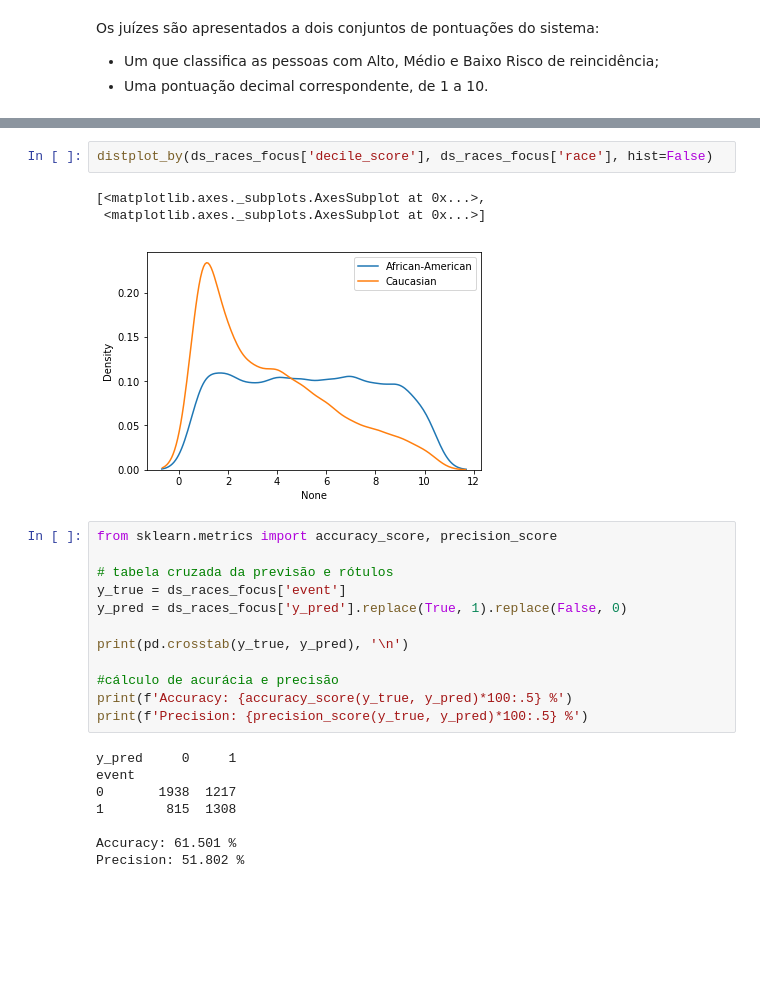
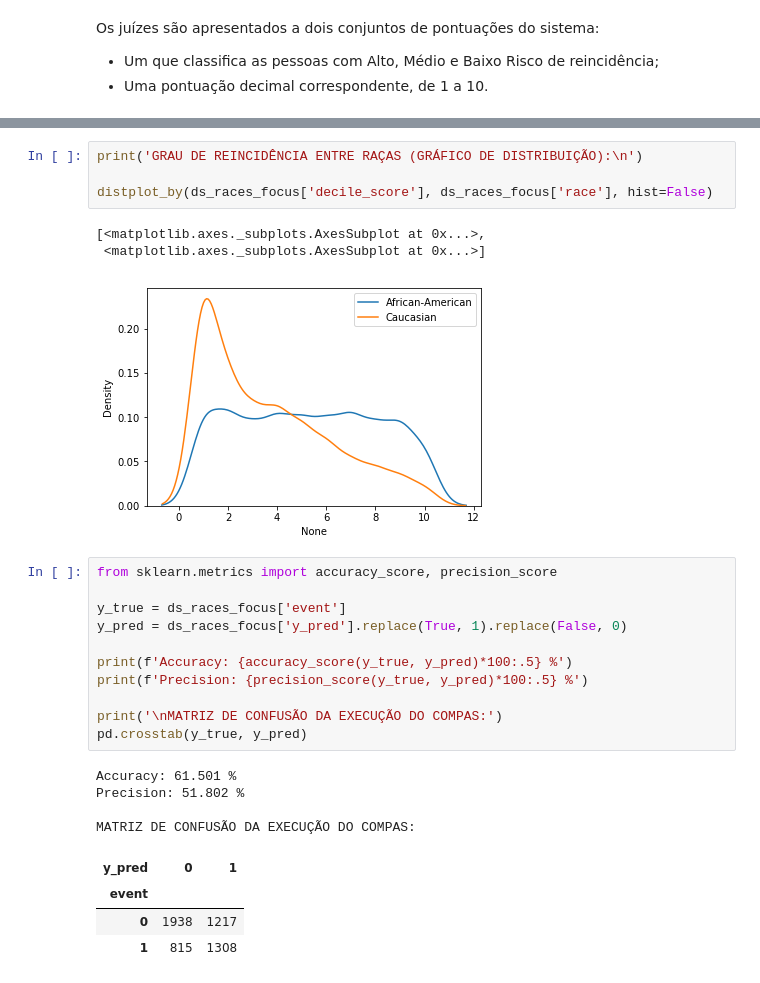
Before and after one commit to rodolfobolconte/fairness-testing, a Jupyter notebook: responsibly-package/1-introducao.ipynb, the cells around one changed output, grey strips where cells are left out. Saved outputs shown, nothing was run; the diff lists cells and outputs as text; blank space fills up the shorter version.

Commit message:
finalizando primeira parte da análise exploratória dos dados do compas

```diff
--- a/responsibly-package/1-introducao.ipynb
+++ b/responsibly-package/1-introducao.ipynb
@@ -162,5 +198,7 @@ graph1.map(plt.hist, 'decile_score', rwidth=0.9)
 [figure]
 # %%
+print('GRAU DE REINCIDÊNCIA ENTRE RAÇAS (GRÁFICO DE DISTRIBUIÇÃO):\n')
+
 distplot_by(ds_races_focus['decile_score'], ds_races_focus['race'], hist=False)
 # %% [output]
 [<matplotlib.axes._subplots.AxesSubplot at 0x...>,
@@ -169,20 +207,20 @@ distplot_by(ds_races_focus['decile_score'], ds_races_focus['race'], hist=False)
 # %%
 from sklearn.metrics import accuracy_score, precision_score
 
-# tabela cruzada da previsão e rótulos
 y_true = ds_races_focus['event']
 y_pred = ds_races_focus['y_pred'].replace(True, 1).replace(False, 0)
 
-print(pd.crosstab(y_true, y_pred), '\n')
-
-#cálculo de acurácia e precisão
 print(f'Accuracy: {accuracy_score(y_true, y_pred)*100:.5} %')
 print(f'Precision: {precision_score(y_true, y_pred)*100:.5} %')
+
+print('\nMATRIZ DE CONFUSÃO DA EXECUÇÃO DO COMPAS:')
+pd.crosstab(y_true, y_pred)
 # %% [output]
-y_pred     0     1
-event
-0       1938  1217
-1        815  1308
-
 Accuracy: 61.501 %
 Precision: 51.802 %
+
+MATRIZ DE CONFUSÃO DA EXECUÇÃO DO COMPAS:
+| y_pred | 0 | 1 |
+| event |  |  |
+| 0 | 1938 | 1217 |
+| 1 | 815 | 1308 |
```
Also changed, not shown: parts of 9 cells of this notebook.
